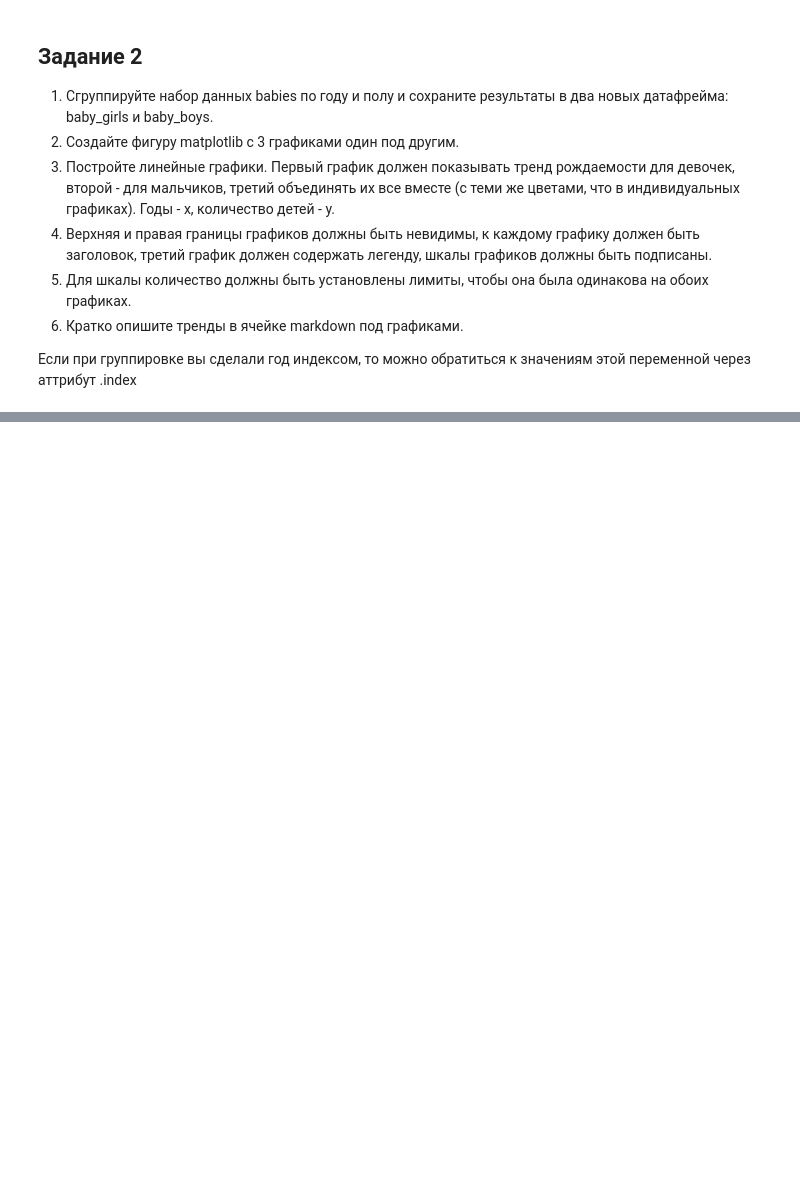
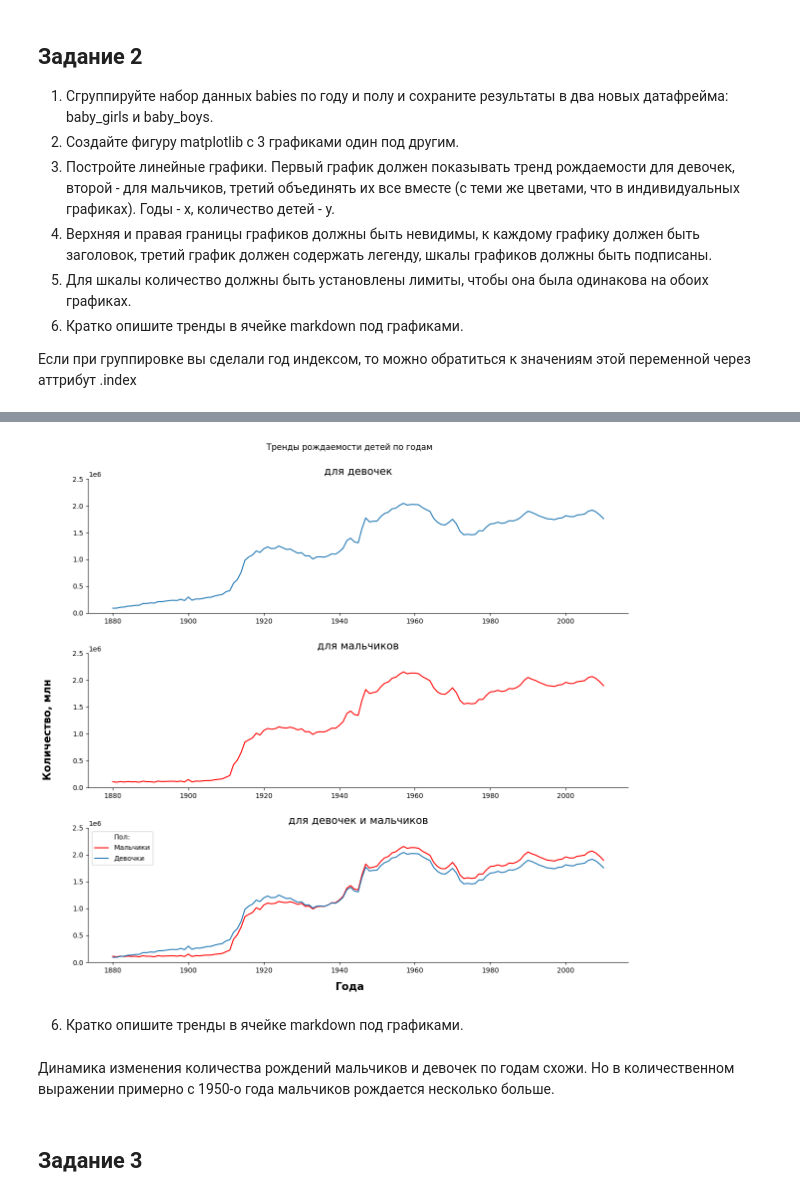
Before and after one commit to IYuminov/Python_2023_Master, a Jupyter notebook: homework/hw_04.ipynb, the cells around one changed output, grey strips where cells are left out. Drawn from its saved outputs; the diff is of its cells as text; code cells hidden in the pictures; blank space fills up the shorter version.

```diff
--- a/homework/hw_04.ipynb
+++ b/homework/hw_04.ipynb
@@ -388,0 +389,3 @@ len(babies.loc[(babies['sex'] == 'F') & (babies['name'] == 'John')])
+# %%
+baby_girls = pd.DataFrame(babies[babies['sex'] == 'F'].groupby(['year'])['number'].sum()).reset_index()
+baby_boys = pd.DataFrame(babies[babies['sex'] == 'M'].groupby(['year'])['number'].sum()).reset_index()
@@ -388,0 +397,36 @@ len(babies.loc[(babies['sex'] == 'F') & (babies['name'] == 'John')])
+# %%
+fig, axs = plt.subplots(nrows= 3 , ncols= 1, figsize= [14, 12])
+fig.suptitle('Тренды рождаемости детей по годам')
+fig.supxlabel('Года', fontsize= 15, fontweight= 'bold', y= 0.06)
+fig.supylabel('Количество, млн', fontsize= 15, fontweight= 'bold', x= 0.06)
+
+axs[0].set_title('для девочек', fontsize= 15)
+axs[0].spines['top'].set_visible(False)
+axs[0].spines['right'].set_visible(False)
+axs[0].plot(baby_girls['year'], baby_girls['number'])
+axs[0].set_ylim([0, 2.5 * 10**6])
+
+axs[1].set_title('для мальчиков', fontsize= 15)
+axs[1].spines['top'].set_visible(False)
+axs[1].spines['right'].set_visible(False)
+axs[1].plot(baby_boys['year'], baby_boys['number'], color='r')
+axs[1].set_ylim([0, 2.5 * 10**6])
+
+axs[2].set_title('для девочек и мальчиков', fontsize= 15)
+axs[2].plot(baby_boys['year'], baby_boys['number'], color='r', label= 'Мальчики')
+axs[2].spines['top'].set_visible(False)
+axs[2].spines['right'].set_visible(False)
+axs[2].plot(baby_girls['year'], baby_girls['number'], label= 'Девочки')
+axs[2].set_ylim([0, 2.5 * 10**6])
+axs[2].legend(title= 'Пол:')
+
+plt.subplots_adjust(hspace= 0.3, top= 0.92)
+plt.show()
+# %% [output]
+[figure, added]
+# %% [markdown]
+6. Кратко опишите тренды в ячейке markdown под графиками.
+# %% [markdown]
+Динамика изменения количества рождений мальчиков и девочек по годам схожи. Но в количественном выражении примерно с 1950-о года мальчиков рождается несколько больше.
+# %% [markdown]
+## Задание 3
```
Also changed, not shown: parts of 12 cells of this notebook.
